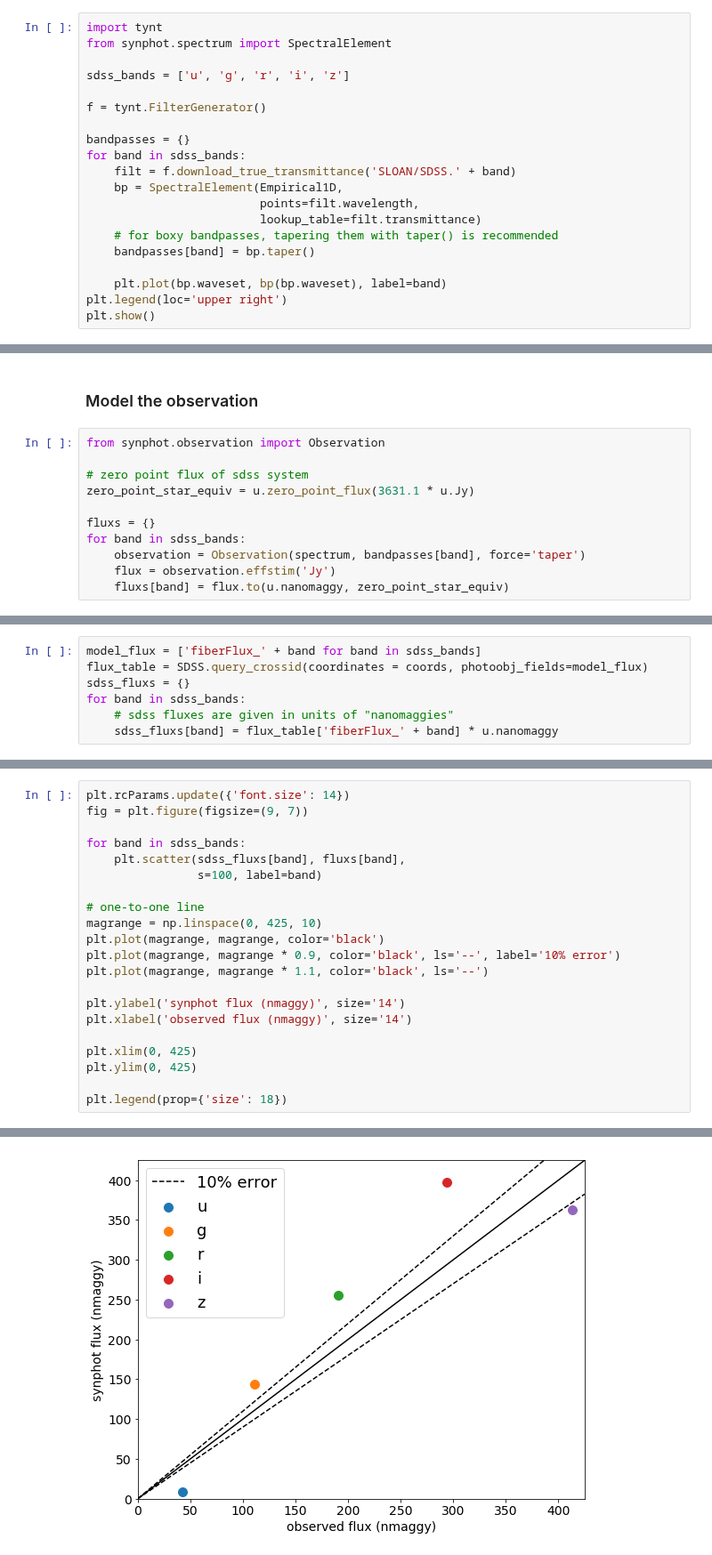
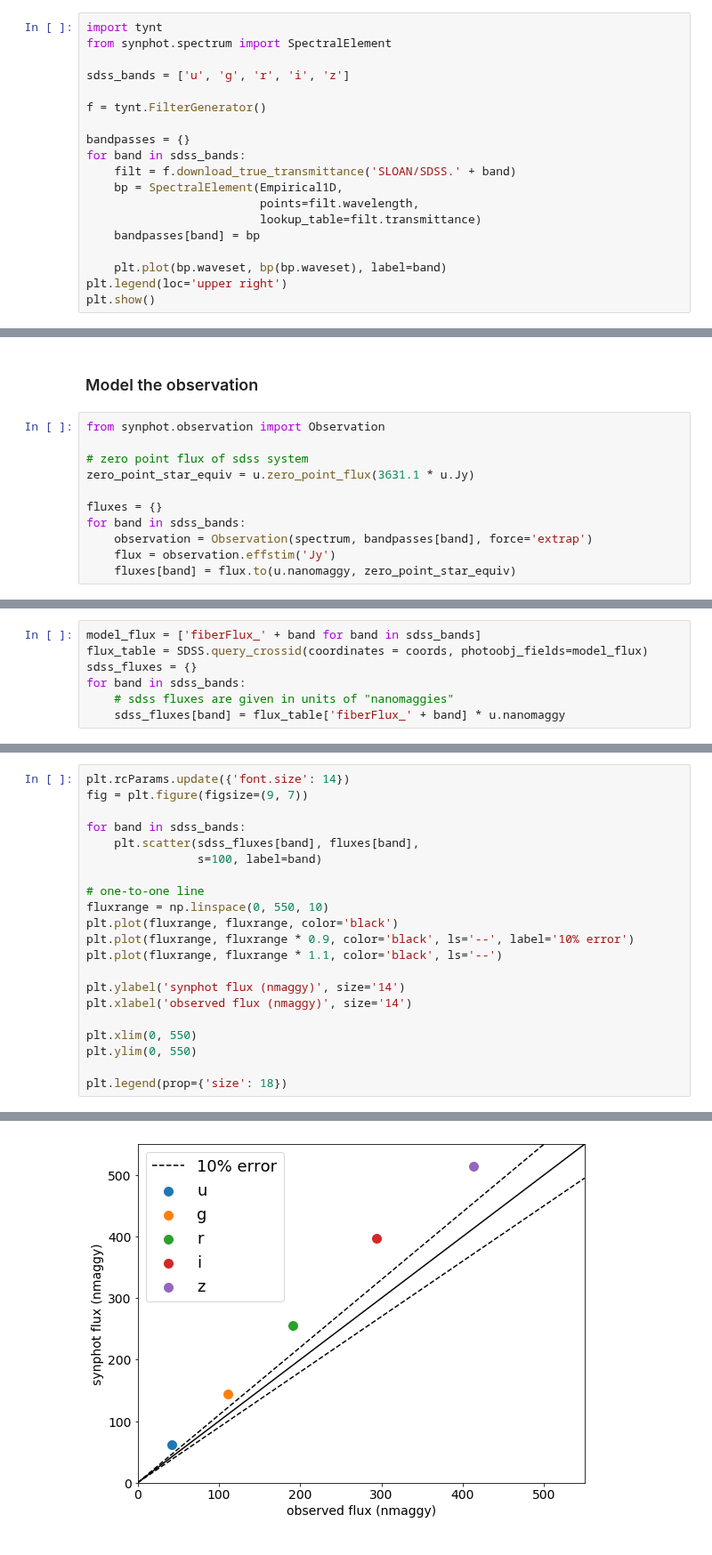
Before and after one commit to tcjansen/GSoC, a Jupyter notebook: empirical_photometry.ipynb, the cells around one changed output, grey strips where cells are left out. Shown at 89% size. Cells and saved outputs as stored; diff of their text form.

```diff
--- a/empirical_photometry.ipynb
+++ b/empirical_photometry.ipynb
@@ -88,8 +87,7 @@ for band in sdss_bands:
     bp = SpectralElement(Empirical1D,
                          points=filt.wavelength,
                          lookup_table=filt.transmittance)
-    # for boxy bandpasses, tapering them with taper() is recommended
-    bandpasses[band] = bp.taper()
+    bandpasses[band] = bp
 
     plt.plot(bp.waveset, bp(bp.waveset), label=band)
 plt.legend(loc='upper right')
@@ -113,10 +111,10 @@ from synphot.observation import Observation
 # zero point flux of sdss system
 zero_point_star_equiv = u.zero_point_flux(3631.1 * u.Jy)
 
-fluxs = {}
+fluxes = {}
 for band in sdss_bands:
-    observation = Observation(spectrum, bandpasses[band], force='taper')
+    observation = Observation(spectrum, bandpasses[band], force='extrap')
     flux = observation.effstim('Jy')
-    fluxs[band] = flux.to(u.nanomaggy, zero_point_star_equiv)
+    fluxes[band] = flux.to(u.nanomaggy, zero_point_star_equiv)
 # %%
 for band in sdss_bands:
@@ -134,7 +132,7 @@ Get the magnitudes measured by the SDSS fibers
 # %%
 model_flux = ['fiberFlux_' + band for band in sdss_bands]
 flux_table = SDSS.query_crossid(coordinates = coords, photoobj_fields=model_flux)
-sdss_fluxs = {}
+sdss_fluxes = {}
 for band in sdss_bands:
     # sdss fluxes are given in units of "nanomaggies"
-    sdss_fluxs[band] = flux_table['fiberFlux_' + band] * u.nanomaggy
+    sdss_fluxes[band] = flux_table['fiberFlux_' + band] * u.nanomaggy
@@ -149,24 +147,24 @@ sdss_fluxs
 # %%
 plt.rcParams.update({'font.size': 14})
 fig = plt.figure(figsize=(9, 7))
 
 for band in sdss_bands:
-    plt.scatter(sdss_fluxs[band], fluxs[band],
+    plt.scatter(sdss_fluxes[band], fluxes[band],
                 s=100, label=band)
 
 # one-to-one line
-magrange = np.linspace(0, 425, 10)
-plt.plot(magrange, magrange, color='black')
-plt.plot(magrange, magrange * 0.9, color='black', ls='--', label='10% error')
-plt.plot(magrange, magrange * 1.1, color='black', ls='--')
+fluxrange = np.linspace(0, 550, 10)
+plt.plot(fluxrange, fluxrange, color='black')
+plt.plot(fluxrange, fluxrange * 0.9, color='black', ls='--', label='10% error')
+plt.plot(fluxrange, fluxrange * 1.1, color='black', ls='--')
 
 plt.ylabel('synphot flux (nmaggy)', size='14')
 plt.xlabel('observed flux (nmaggy)', size='14')
 
-plt.xlim(0, 425)
-plt.ylim(0, 425)
+plt.xlim(0, 550)
+plt.ylim(0, 550)
 
 plt.legend(prop={'size': 18})
 # %% [output]
 <matplotlib.legend.Legend at 0x...>
-[figure, old version]
+[figure, new version]
```
Also changed, not shown: parts of 9 cells of this notebook.
